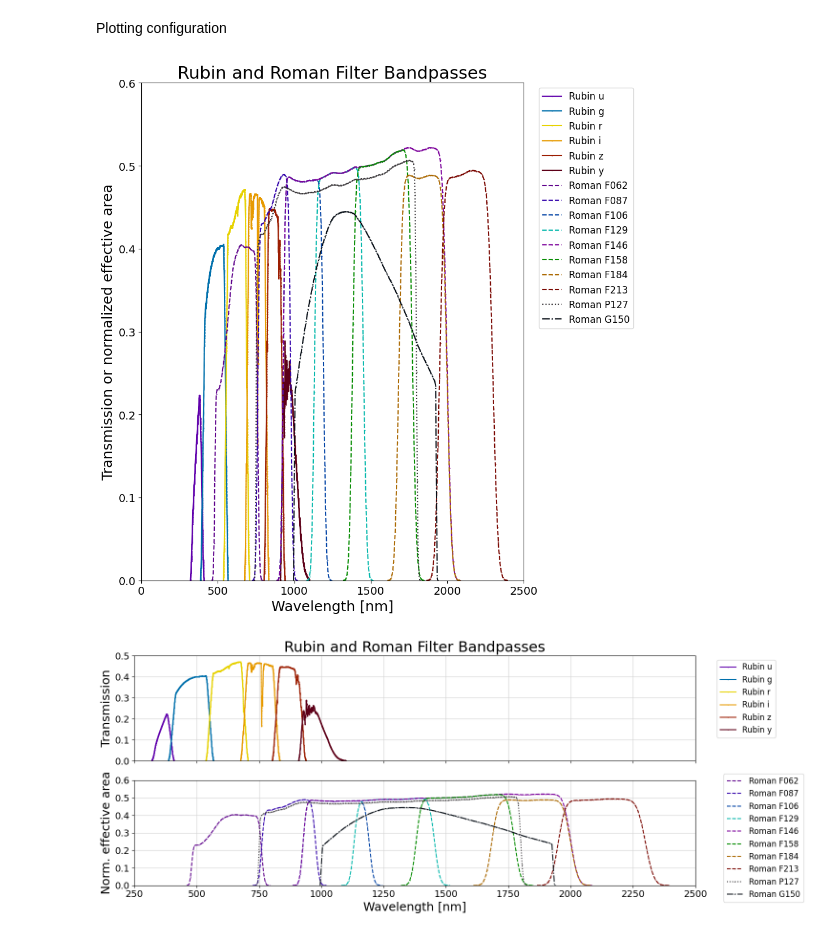
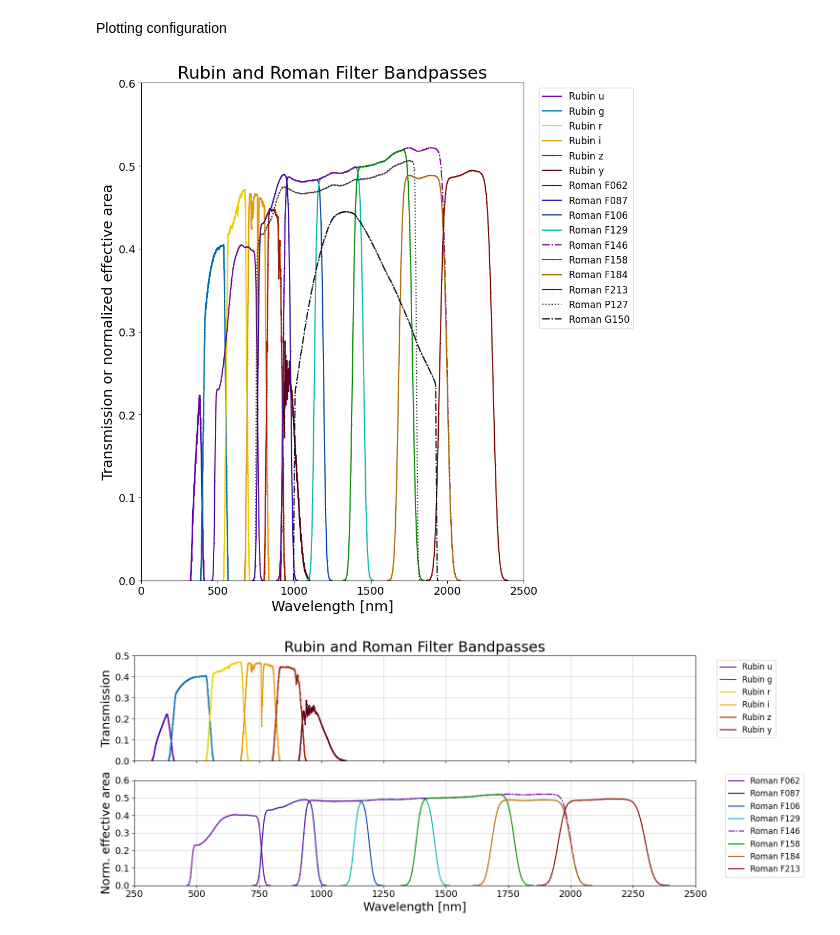
Before and after one commit to LSST-TVSSC/software_tools, a Jupyter notebook: roman_rubin_overlap/rubin_roman_transmission_curves.ipynb, the cells around one changed output. Cells and saved outputs as stored; diff of their text form; code cells hidden in the pictures.

Commit message:
Minor plotting tweaks

```diff
--- a/roman_rubin_overlap/rubin_roman_transmission_curves.ipynb
+++ b/roman_rubin_overlap/rubin_roman_transmission_curves.ipynb
@@ -79,14 +79,14 @@ PLOT_COLORS = {
   }
 
 LINE_STYLES = {
-    "F062": "--",
-    "F087": "--",
-    "F106": "--",
-    "F129": "--",
-    "F158": "--",
-    "F184": "--",
-    "F213": "--",
-    "F146": "--",
+    "F062": "-",
+    "F087": "-",
+    "F106": "-",
+    "F129": "-",
+    "F158": "-",
+    "F184": "-",
+    "F213": "-",
+    "F146": "-.",
     "G150": "-.",
     "P127": ":",
     "u": "-",
@@ -120,7 +120,7 @@ xticks = ax.get_xticks()
 xticklabels = ax.get_xticklabels()
 ax.set_xticks(xticks, xticklabels, fontsize=14)
 yticks = ax.get_yticks()
-yticklabels = axs[1].get_yticklabels()
+yticklabels = ax.get_yticklabels()
 ax.set_yticks(yticks, yticklabels, fontsize=14)
 
 ax.set_xlabel('Wavelength [nm]', fontsize=18)
@@ -131,7 +131,7 @@ plt.legend(bbox_to_anchor=(1.3, 1.0), fontsize=12)
 plt.tight_layout()
 plt.savefig('./rubin_roman_filter_transmission_curves1.png')
 # %% [output]
-[figure, old version]
+[figure, new version]
 # %%
 fig, axs = plt.subplots(2, 1, figsize=(15,6))
 plt.subplots_adjust(hspace=0.05)
@@ -146,9 +146,10 @@ for f, data, in rubin_data.items():
 # maximum Roman collecting area
 roman_area = 2.4**2
 for f, data, in roman_data.items():
-    xplot = data['col1'] / 10.0 # Convert Angstroms to nm
-    yplot = data['col2'] / roman_area
-    axs[1].plot(xplot, yplot, c=PLOT_COLORS[f], marker='.', markersize=1, ls=LINE_STYLES[f], label='Roman '+f)
+    if f not in ['P127', 'G150']:  # Exclude spectroscopic bandpasses for plot clarity
+        xplot = data['col1'] / 10.0 # Convert Angstroms to nm
+        yplot = data['col2'] / roman_area
+        axs[1].plot(xplot, yplot, c=PLOT_COLORS[f], marker='.', markersize=1, ls=LINE_STYLES[f], label='Roman '+f)
 
 ymin, ymax = axs[0].get_ylim()
 axs[0].set_ylim([0.0, ymax])
@@ -162,31 +163,31 @@ axs[0].set_xticklabels([])
 
 xticks = axs[1].get_xticks()
 xticklabels = axs[1].get_xticklabels()
 axs[1].set_xticks(xticks, xticklabels, fontsize=14)
 yticks = axs[1].get_yticks()
 yticklabels = axs[1].get_yticklabels()
 axs[1].set_yticks(yticks, yticklabels, fontsize=14)
 
 xmin1, xmax1 = axs[0].get_xlim()
 xmin2, xmax2 = axs[1].get_xlim()
 xmin = min(xmin1, xmin2)
 xmax = max(xmax1, xmax2)
 axs[0].set_xlim([xmin, xmax])
 axs[1].set_xlim([xmin, xmax])
 
 axs[0].set_ylabel('Transmission', fontsize=18)
 axs[0].set_title('Rubin and Roman Filter Bandpasses', fontsize=22)
 
 axs[1].set_ylabel('Norm. effective area', fontsize=18)
 axs[1].set_xlabel('Wavelength [nm]', fontsize=18)
 
 axs[0].legend(bbox_to_anchor=(1.15, 1.0), fontsize=12)
 axs[1].legend(bbox_to_anchor=(1.2, 1.1), fontsize=12)
 
 axs[0].grid(c='lightgrey')
 axs[1].grid(c='lightgrey')
 
 plt.tight_layout()
 plt.savefig('./rubin_roman_filter_transmission_curves2.png')
 # %% [output]
-[figure, old version]
+[figure, new version]
```
Also changed, not shown: 2 other files.
